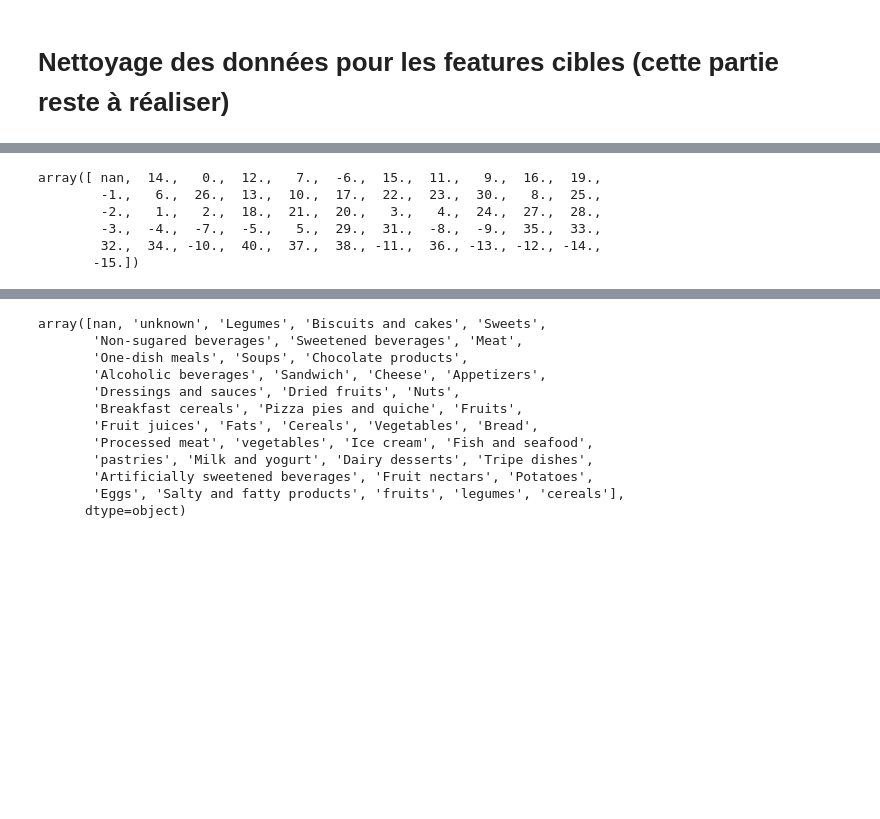
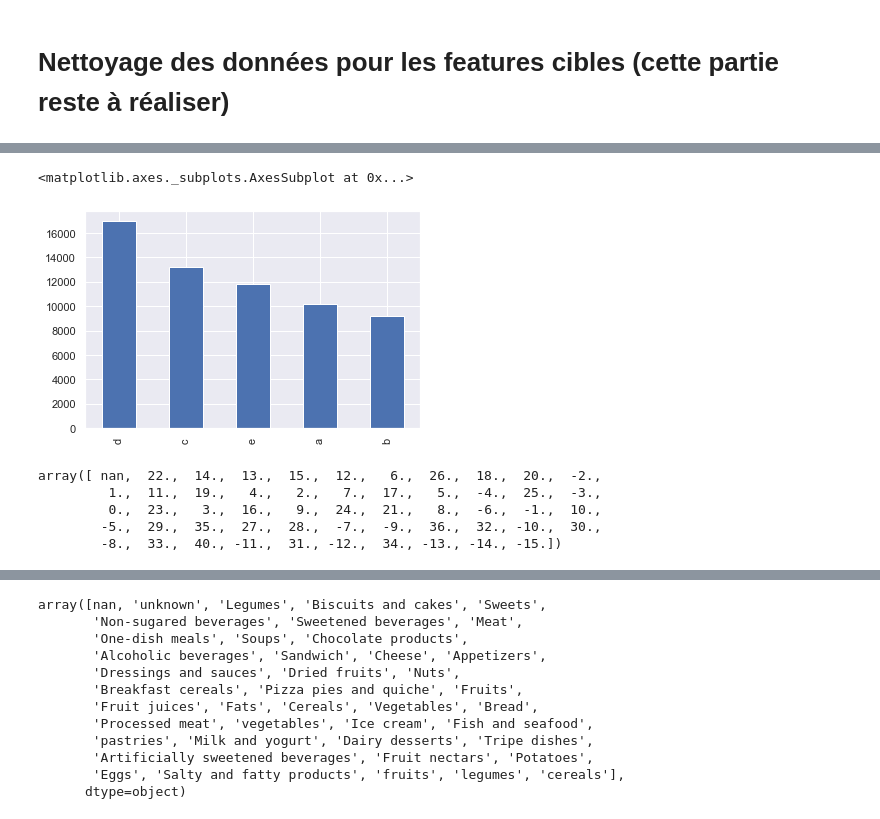
Before and after one commit to Severac/openclassrooms, a Jupyter notebook: PJ2/PJ2_dataclean.ipynb, the cells around one changed output, grey strips where cells are left out. Drawn from its saved outputs; the diff is of its cells as text; code cells hidden in the pictures; blank space fills up the shorter version.

```diff
--- a/PJ2/PJ2_dataclean.ipynb
+++ b/PJ2/PJ2_dataclean.ipynb
@@ -885,9 +1044,13 @@ Name: nutrition_grade_fr, dtype: int64
+# %%
+food_filtered_fr['nutrition_grade_fr'].value_counts().plot(kind='bar')
+# %% [output]
+<matplotlib.axes._subplots.AxesSubplot at 0x...>
+[figure, added]
 # %%
-food_filtered["nutrition-score-fr_100g"].unique()
+food_filtered_fr['nutrition-score-fr_100g'].unique()
 # %% [output]
-array([ nan,  14.,   0.,  12.,   7.,  -6.,  15.,  11.,   9.,  16.,  19.,
-        -1.,   6.,  26.,  13.,  10.,  17.,  22.,  23.,  30.,   8.,  25.,
-        -2.,   1.,   2.,  18.,  21.,  20.,   3.,   4.,  24.,  27.,  28.,
-        -3.,  -4.,  -7.,  -5.,   5.,  29.,  31.,  -8.,  -9.,  35.,  33.,
-        32.,  34., -10.,  40.,  37.,  38., -11.,  36., -13., -12., -14.,
-       -15.])
+array([ nan,  22.,  14.,  13.,  15.,  12.,   6.,  26.,  18.,  20.,  -2.,
+         1.,  11.,  19.,   4.,   2.,   7.,  17.,   5.,  -4.,  25.,  -3.,
+         0.,  23.,   3.,  16.,   9.,  24.,  21.,   8.,  -6.,  -1.,  10.,
+        -5.,  29.,  35.,  27.,  28.,  -7.,  -9.,  36.,  32., -10.,  30.,
+        -8.,  33.,  40., -11.,  31., -12.,  34., -13., -14., -15.])
```
Also changed, not shown: parts of 59 cells of this notebook.
